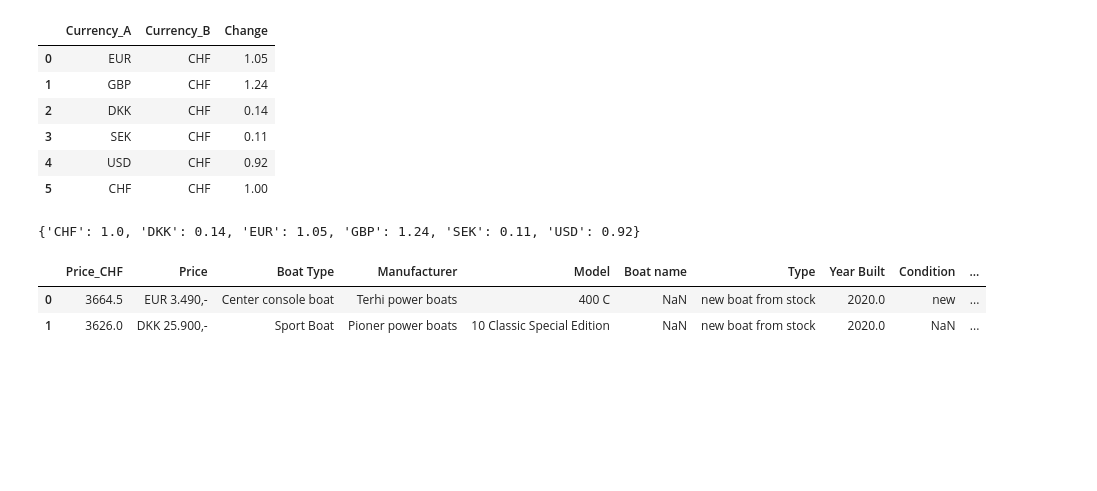
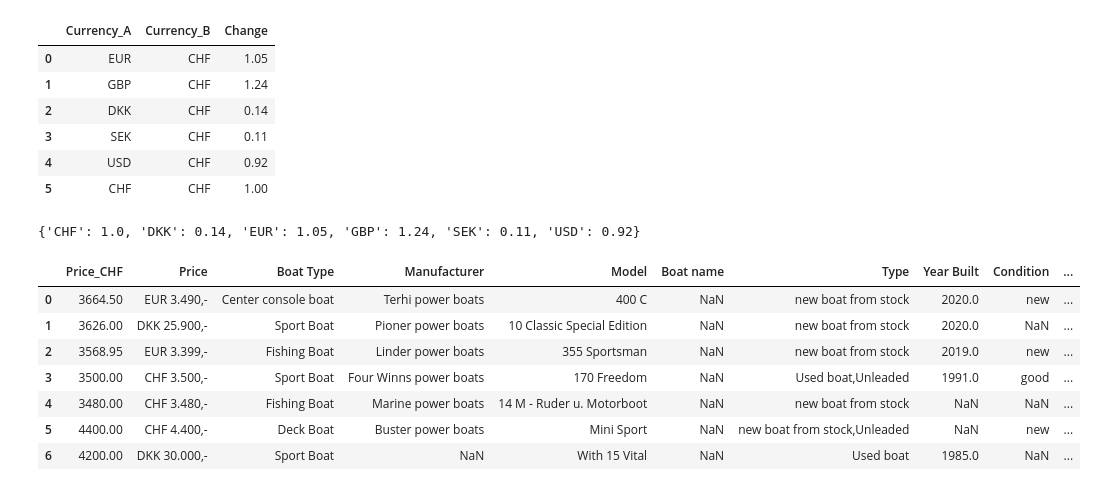
Before and after one commit to maxOVF/OVFAcademy, a Jupyter notebook: Boat_Price.ipynb, the cells around one changed output. Cells and saved outputs as stored; diff of their text form; code cells hidden in the pictures; blank space fills up the shorter version.

```diff
--- a/Boat_Price.ipynb
+++ b/Boat_Price.ipynb
@@ -773,8 +773,13 @@ new_price = pd.DataFrame(new_price, columns=['Price_CHF'])
 #new_price.rename(columns = {'0':'Price_CHF'}, inplace = True)
 train_val = new_price.merge(train_val,left_index=True, right_index=True)
 # %%
-train_val.head(2)
+train_val.head(7)
 # %% [output]
 |  | Price_CHF | Price | Boat Type | Manufacturer | Model | Boat name | Type | Year Built | Condition | ... |
-| 0 | 3664.5 | EUR 3.490,- | Center console boat | Terhi power boats | 400 C | NaN | new boat from stock | 2020.0 | new | ... |
-| 1 | 3626.0 | DKK 25.900,- | Sport Boat | Pioner power boats | 10 Classic Special Edition | NaN | new boat from stock | 2020.0 | NaN | ... |
+| 0 | 3664.50 | EUR 3.490,- | Center console boat | Terhi power boats | 400 C | NaN | new boat from stock | 2020.0 | new | ... |
+| 1 | 3626.00 | DKK 25.900,- | Sport Boat | Pioner power boats | 10 Classic Special Edition | NaN | new boat from stock | 2020.0 | NaN | ... |
+| 2 | 3568.95 | EUR 3.399,- | Fishing Boat | Linder power boats | 355 Sportsman | NaN | new boat from stock | 2019.0 | new | ... |
+| 3 | 3500.00 | CHF 3.500,- | Sport Boat | Four Winns power boats | 170 Freedom | NaN | Used boat,Unleaded | 1991.0 | good | ... |
+| 4 | 3480.00 | CHF 3.480,- | Fishing Boat | Marine power boats | 14 M - Ruder u. Motorboot | NaN | new boat from stock | NaN | NaN | ... |
+| 5 | 4400.00 | CHF 4.400,- | Deck Boat | Buster power boats | Mini Sport | NaN | new boat from stock,Unleaded | NaN | new | ... |
+| 6 | 4200.00 | DKK 30.000,- | Sport Boat | NaN | With 15 Vital | NaN | Used boat | 1985.0 | NaN | ... |
```
Also changed, not shown: parts of 1 cell of this notebook.
